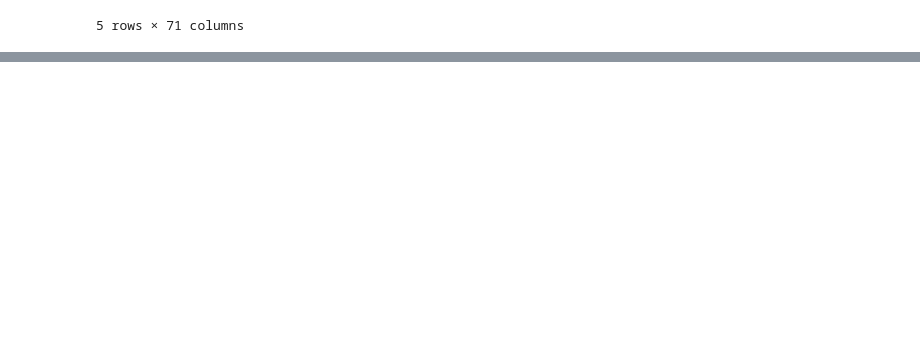
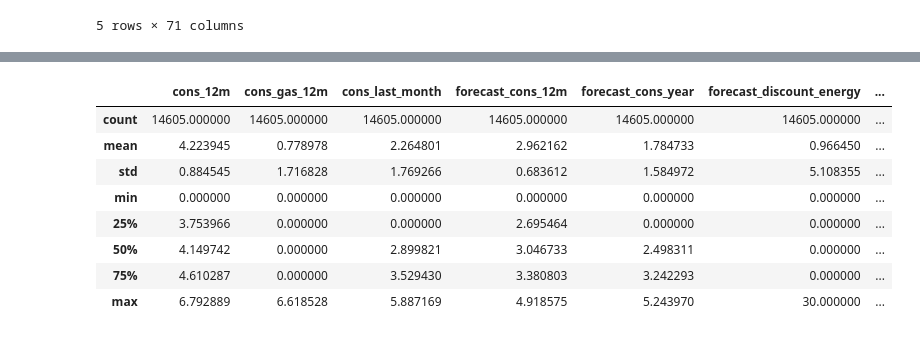
Before and after one commit to konyeinmg/BCG_virtual_intern, a Jupyter notebook: feature_engineering.ipynb, the cells around one changed output, grey strips where cells are left out. Drawn from its saved outputs; the diff is of its cells as text; code cells hidden in the pictures; blank space fills up the shorter version.

```diff
--- a/feature_engineering.ipynb
+++ b/feature_engineering.ipynb
@@ -428,0 +547,20 @@ df.head()
+# %%
+df["cons_12m"] = np.log10(df["cons_12m"] + 1)
+df["cons_gas_12m"] = np.log10(df["cons_gas_12m"] + 1)
+df["cons_last_month"] = np.log10(df["cons_last_month"] + 1)
+df["forecast_cons_12m"] = np.log10(df["forecast_cons_12m"] + 1)
+df["forecast_cons_year"] = np.log10(df["forecast_cons_year"] + 1)
+df["forecast_meter_rent_12m"] = np.log10(df["forecast_meter_rent_12m"] + 1)
+df["imp_cons"] = np.log10(df["imp_cons"] + 1)
+# %%
+df[skewed].describe()
+# %% [output]
+|  | cons_12m | cons_gas_12m | cons_last_month | forecast_cons_12m | forecast_cons_year | forecast_discount_energy | ... |
+| count | 14605.000000 | 14605.000000 | 14605.000000 | 14605.000000 | 14605.000000 | 14605.000000 | ... |
+| mean | 4.223945 | 0.778978 | 2.264801 | 2.962162 | 1.784733 | 0.966450 | ... |
+| std | 0.884545 | 1.716828 | 1.769266 | 0.683612 | 1.584972 | 5.108355 | ... |
+| min | 0.000000 | 0.000000 | 0.000000 | 0.000000 | 0.000000 | 0.000000 | ... |
+| 25% | 3.753966 | 0.000000 | 0.000000 | 2.695464 | 0.000000 | 0.000000 | ... |
+| 50% | 4.149742 | 0.000000 | 2.899821 | 3.046733 | 2.498311 | 0.000000 | ... |
+| 75% | 4.610287 | 0.000000 | 3.529430 | 3.380803 | 3.242293 | 0.000000 | ... |
+| max | 6.792889 | 6.618528 | 5.887169 | 4.918575 | 5.243970 | 30.000000 | ... |
```
Also changed, not shown: parts of 21 cells of this notebook.
